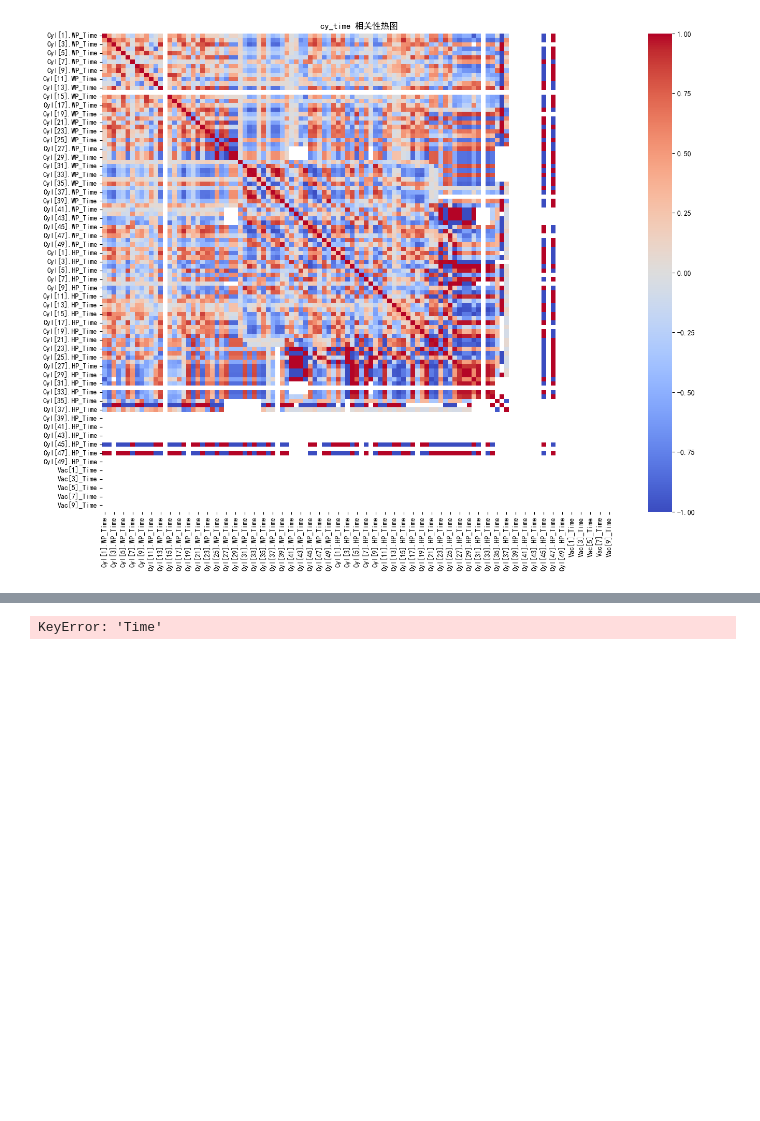
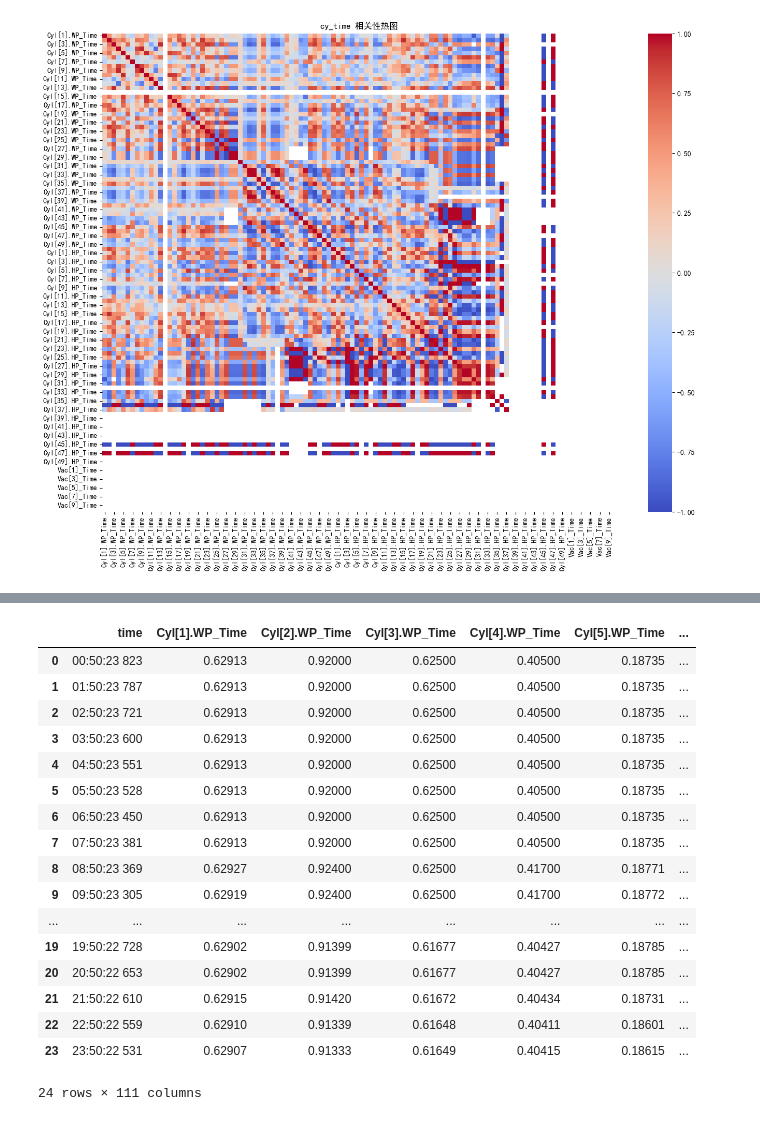
Before and after one commit to Xiaomut/apple, a Jupyter notebook: notebooks/base.ipynb, the cells around one changed output, grey strips where cells are left out. Saved outputs shown, nothing was run; the diff lists cells and outputs as text; code cells hidden in the pictures; blank space fills up the shorter version.

```diff
--- a/notebooks/base.ipynb
+++ b/notebooks/base.ipynb
@@ -84,7 +69,29 @@ axis_data
+# %%
+cy_time_data
+# %% [output]
+|  | time | Cyl[1].WP_Time | Cyl[2].WP_Time | Cyl[3].WP_Time | Cyl[4].WP_Time | Cyl[5].WP_Time | ... |
+| 0 | 00:50:23 823 | 0.62913 | 0.92000 | 0.62500 | 0.40500 | 0.18735 | ... |
+| 1 | 01:50:23 787 | 0.62913 | 0.92000 | 0.62500 | 0.40500 | 0.18735 | ... |
+| 2 | 02:50:23 721 | 0.62913 | 0.92000 | 0.62500 | 0.40500 | 0.18735 | ... |
+| 3 | 03:50:23 600 | 0.62913 | 0.92000 | 0.62500 | 0.40500 | 0.18735 | ... |
+| 4 | 04:50:23 551 | 0.62913 | 0.92000 | 0.62500 | 0.40500 | 0.18735 | ... |
+| 5 | 05:50:23 528 | 0.62913 | 0.92000 | 0.62500 | 0.40500 | 0.18735 | ... |
+| 6 | 06:50:23 450 | 0.62913 | 0.92000 | 0.62500 | 0.40500 | 0.18735 | ... |
+| 7 | 07:50:23 381 | 0.62913 | 0.92000 | 0.62500 | 0.40500 | 0.18735 | ... |
+| 8 | 08:50:23 369 | 0.62927 | 0.92400 | 0.62500 | 0.41700 | 0.18771 | ... |
+| 9 | 09:50:23 305 | 0.62919 | 0.92400 | 0.62500 | 0.41700 | 0.18772 | ... |
+| ... | ... | ... | ... | ... | ... | ... | ... |
+| 19 | 19:50:22 728 | 0.62902 | 0.91399 | 0.61677 | 0.40427 | 0.18785 | ... |
+| 20 | 20:50:22 653 | 0.62902 | 0.91399 | 0.61677 | 0.40427 | 0.18785 | ... |
+| 21 | 21:50:22 610 | 0.62915 | 0.91420 | 0.61672 | 0.40434 | 0.18731 | ... |
+| 22 | 22:50:22 559 | 0.62910 | 0.91339 | 0.61648 | 0.40411 | 0.18601 | ... |
+| 23 | 23:50:22 531 | 0.62907 | 0.91333 | 0.61649 | 0.40415 | 0.18615 | ... |
+24 rows × 111 columns
 # %%
 # 4. 文件间关联性分析
 # 将时间列转换为统一格式
-axis_data['Time'] = pd.to_datetime(axis_data['Time'], format='%H:%M:%S').dt.time
+axis_data['time'] = pd.to_datetime(axis_data['time'], format='%H:%M:%S').dt.time
+# cy_time_data['time'] = cy_time_data['time'].str[:8]
 cy_time_data['time'] = pd.to_datetime(cy_time_data['time'], format='%H:%M:%S').dt.time
 
 # 可视化不同文件的时间序列数据
@@ -99,6 +106,4 @@ cy_time_data.iloc[:, 2:].plot(alpha=0.6)
 plt.title('cy_time 时间序列')
 plt.legend().remove()
 plt.tight_layout()
-# %% [output]
-KeyError: 'Time'
 # %%
```
Also changed, not shown: parts of 5 cells of this notebook, 1 other file.
